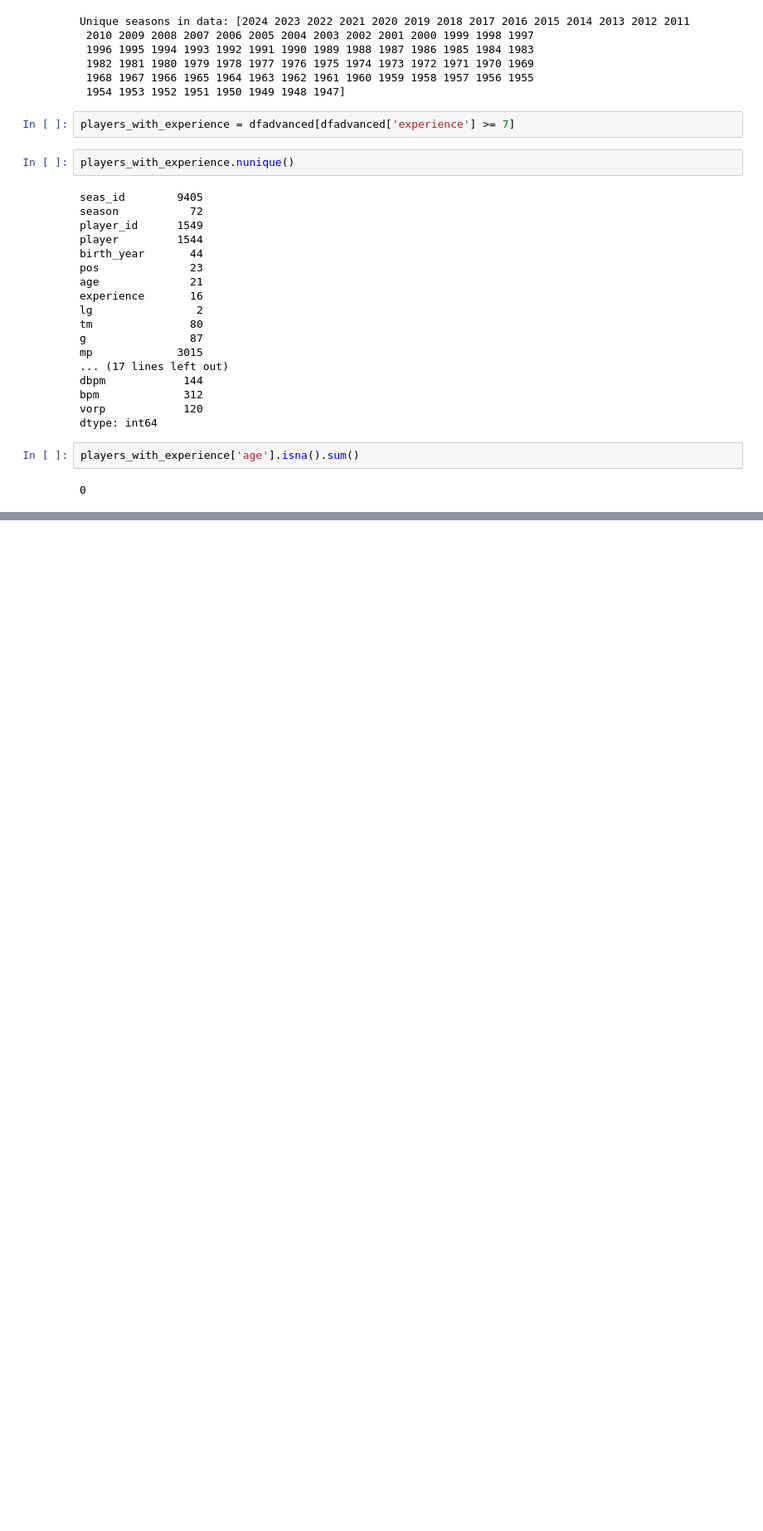
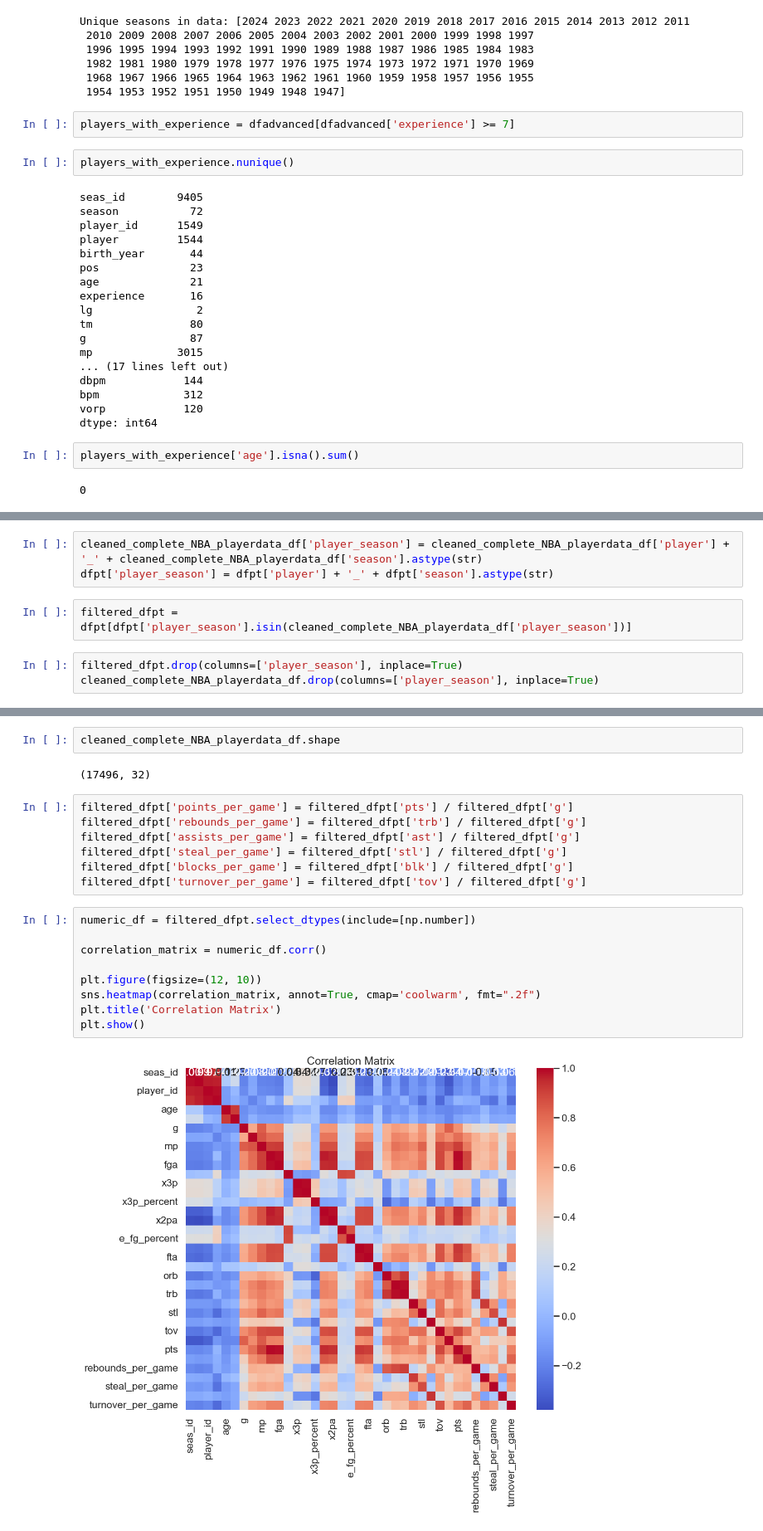
Before and after one commit to AnshMotwani/SML, a Jupyter notebook: Dataset/EDA.ipynb, the cells around one changed output, grey strips where cells are left out. Shown at 83% size. Saved outputs shown, nothing was run; the diff lists cells and outputs as text; blank space fills up the shorter version.

```diff
--- a/Dataset/EDA.ipynb
+++ b/Dataset/EDA.ipynb
@@ -131,0 +268,8 @@ players_with_experience['age'].isna().sum()
+# %%
+cleaned_complete_NBA_playerdata_df['player_season'] = cleaned_complete_NBA_playerdata_df['player'] + '_' + cleaned_complete_NBA_playerdata_df['season'].astype(str)
+dfpt['player_season'] = dfpt['player'] + '_' + dfpt['season'].astype(str)
+# %%
+filtered_dfpt = dfpt[dfpt['player_season'].isin(cleaned_complete_NBA_playerdata_df['player_season'])]
+# %%
+filtered_dfpt.drop(columns=['player_season'], inplace=True)
+cleaned_complete_NBA_playerdata_df.drop(columns=['player_season'], inplace=True)
@@ -131,0 +304,22 @@ players_with_experience['age'].isna().sum()
+# %%
+cleaned_complete_NBA_playerdata_df.shape
+# %% [output]
+(17496, 32)
+# %%
+filtered_dfpt['points_per_game'] = filtered_dfpt['pts'] / filtered_dfpt['g']
+filtered_dfpt['rebounds_per_game'] = filtered_dfpt['trb'] / filtered_dfpt['g']
+filtered_dfpt['assists_per_game'] = filtered_dfpt['ast'] / filtered_dfpt['g']
+filtered_dfpt['steal_per_game'] = filtered_dfpt['stl'] / filtered_dfpt['g']
+filtered_dfpt['blocks_per_game'] = filtered_dfpt['blk'] / filtered_dfpt['g']
+filtered_dfpt['turnover_per_game'] = filtered_dfpt['tov'] / filtered_dfpt['g']
+# %%
+numeric_df = filtered_dfpt.select_dtypes(include=[np.number])
+
+correlation_matrix = numeric_df.corr()
+
+plt.figure(figsize=(12, 10))
+sns.heatmap(correlation_matrix, annot=True, cmap='coolwarm', fmt=".2f")
+plt.title('Correlation Matrix')
+plt.show()
+# %% [output]
+[figure, added]
```
Also changed, not shown: parts of 49 cells of this notebook, 2 other files.
